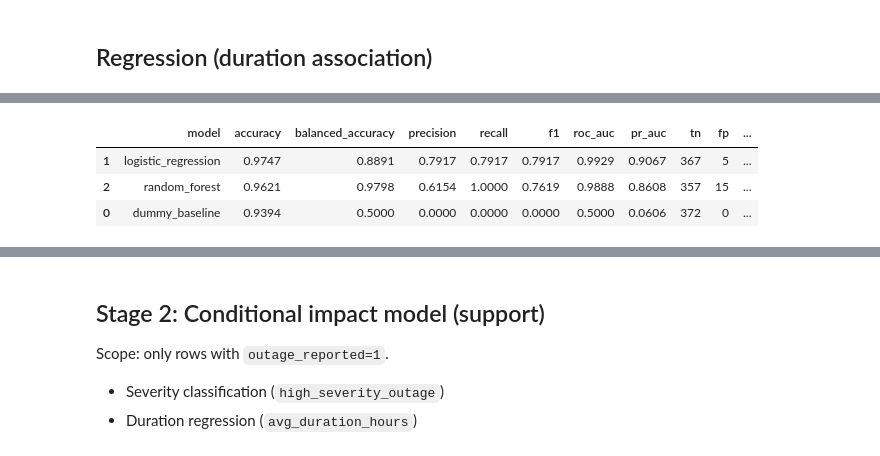
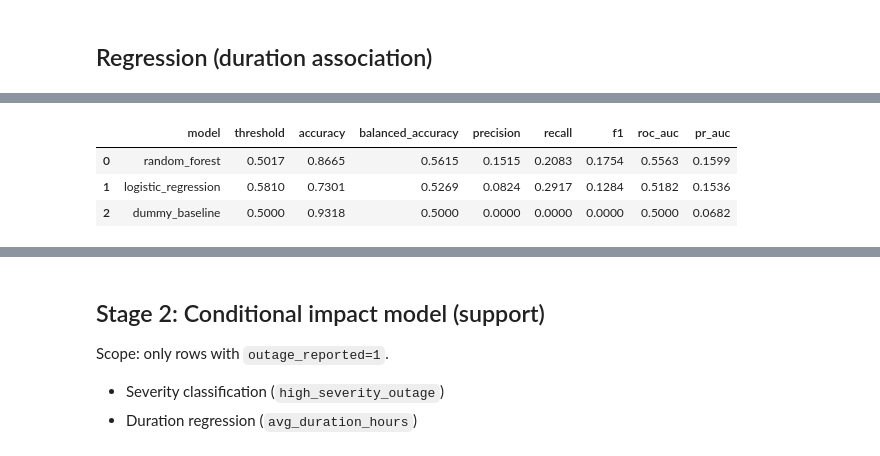
Before and after one commit to lisan-5/GridSense, a Jupyter notebook: notebooks/lisanegebriel_ethiopia_final_project.ipynb, the cells around one changed output, grey strips where cells are left out. Cells and saved outputs as stored; diff of their text form; code cells hidden in the pictures.

```diff
--- a/notebooks/lisanegebriel_ethiopia_final_project.ipynb
+++ b/notebooks/lisanegebriel_ethiopia_final_project.ipynb
@@ -330,44 +334,78 @@ Target: `outage_reported`
 # %%
-stage1_features = ['hour_block_start','day_of_week','sub_city','weather_condition','is_rainy','planned_notice_mode']
+# Stage 1 feature set (leakage-safe + stronger temporal signal)
+forecast_df['date'] = pd.to_datetime(forecast_df['date'], errors='coerce')
+forecast_df['is_weekend'] = forecast_df['day_of_week'].isin(['Saturday','Sunday']).astype(int)
+
+forecast_df = forecast_df.sort_values(['sub_city','hour_block_start','date']).reset_index(drop=True)
+g = forecast_df.groupby(['sub_city','hour_block_start'], dropna=False)
+forecast_df['lag1_outage_reported'] = g['outage_reported'].shift(1).fillna(0).astype(int)
+forecast_df['rolling3_report_rate'] = g['outage_reported'].transform(lambda s: s.shift(1).rolling(3, min_periods=1).mean()).fillna(0.0)
+forecast_df['hour_sin'] = np.sin(2*np.pi*forecast_df['hour_block_start']/24.0)
+forecast_df['hour_cos'] = np.cos(2*np.pi*forecast_df['hour_block_start']/24.0)
+
+stage1_features = [
+    'hour_block_start','hour_sin','hour_cos','day_of_week','is_weekend','sub_city',
+    'lag1_outage_reported','rolling3_report_rate'
+]
 X = forecast_df[stage1_features].copy()
 y = forecast_df['outage_reported'].astype(int)
 
-num = ['hour_block_start','is_rainy']
-cat = ['day_of_week','sub_city','weather_condition','planned_notice_mode']
-prep = ColumnTransformer([
+num = ['hour_block_start','hour_sin','hour_cos','is_weekend','lag1_outage_reported','rolling3_report_rate']
+cat = ['day_of_week','sub_city']
+
+pre = ColumnTransformer([
     ('num', Pipeline([('imp', SimpleImputer(strategy='median'))]), num),
-    ('cat', Pipeline([('imp', SimpleImputer(strategy='most_frequent')),('oh', OneHotEncoder(handle_unknown='ignore'))]), cat)
+    ('cat', Pipeline([('imp', SimpleImputer(strategy='most_frequent')), ('oh', OneHotEncoder(handle_unknown='ignore'))]), cat),
 ])
 
-X_train, X_test, y_train, y_test = train_test_split(X,y,test_size=0.25,random_state=42,stratify=y)
+# Time-based split (forecasting realism)
+split_date = forecast_df['date'].dropna().quantile(0.75)
+train_mask = forecast_df['date'] <= split_date
+X_train, X_test = X[train_mask], X[~train_mask]
+y_train, y_test = y[train_mask], y[~train_mask]
 
 models = {
     'dummy_baseline': DummyClassifier(strategy='most_frequent'),
-    'logistic_regression': LogisticRegression(max_iter=2000, random_state=42),
-    'random_forest': RandomForestClassifier(n_estimators=400, min_samples_leaf=2, class_weight='balanced', random_state=42)
+    'logistic_regression': LogisticRegression(max_iter=3000, class_weight='balanced', random_state=42),
+    'random_forest': RandomForestClassifier(n_estimators=600, min_samples_leaf=2, class_weight='balanced_subsample', random_state=42),
 }
 
-rows=[]
-fitted={}
-for name,m in models.items():
-    pipe = Pipeline([('prep', prep), ('model', m)])
-    pipe.fit(X_train,y_train)
-    pred = pipe.predict(X_test)
-    prob = pipe.predict_proba(X_test)[:,1] if hasattr(pipe,'predict_proba') else pred
-    tn, fp, fn, tp = confusion_matrix(y_test,pred,labels=[0,1]).ravel()
+def best_f1_threshold(y_true, y_prob):
+    p, r, t = precision_recall_curve(y_true, y_prob)
+    f1 = (2*p*r)/(p+r+1e-12)
+    if len(t)==0:
+        return 0.5
+    return float(t[np.nanargmax(f1[:-1])])
+
+rows = []
+trained = {}
+for name, model in models.items():
+    pipe = Pipeline([('pre', pre), ('model', model)])
+    pipe.fit(X_train, y_train)
+    prob_test = pipe.predict_proba(X_test)[:,1] if hasattr(pipe,'predict_proba') else np.zeros(len(X_test))
+    if name == 'dummy_baseline':
+        thr = 0.5
+        pred_test = pipe.predict(X_test)
+    else:
+        prob_train = pipe.predict_proba(X_train)[:,1]
+        thr = best_f1_threshold(y_train, prob_train)
+        pred_test = (prob_test >= thr).astype(int)
+
     rows.append({
         'model': name,
-        'accuracy': accuracy_score(y_test,pred),
-        'balanced_accuracy': balanced_accuracy_score(y_test,pred),
-        'precision': precision_score(y_test,pred,zero_division=0),
-        'recall': recall_score(y_test,pred,zero_division=0),
-        'f1': f1_score(y_test,pred,zero_division=0),
-        'roc_auc': roc_auc_score(y_test,prob),
-        'pr_auc': average_precision_score(y_test,prob),
-        'tn': tn, 'fp': fp, 'fn': fn, 'tp': tp
+        'threshold': round(float(thr),4),
+        'accuracy': round(accuracy_score(y_test, pred_test),4),
+        'balanced_accuracy': round(balanced_accuracy_score(y_test, pred_test),4),
+        'precision': round(precision_score(y_test, pred_test, zero_division=0),4),
+        'recall': round(recall_score(y_test, pred_test, zero_division=0),4),
+        'f1': round(f1_score(y_test, pred_test, zero_division=0),4),
+        'roc_auc': round(roc_auc_score(y_test, prob_test),4),
+        'pr_auc': round(average_precision_score(y_test, prob_test),4),
     })
-    fitted[name]=pipe
+    trained[name] = {'pipe': pipe, 'y_prob': prob_test, 'y_pred': pred_test, 'threshold': thr}
 
-stage1_df = pd.DataFrame(rows).sort_values('f1', ascending=False)
-stage1_df.round(4)
+metrics_df = pd.DataFrame(rows).sort_values('f1', ascending=False).reset_index(drop=True)
+stage1_df = metrics_df.copy()
+print(f'Time split: train <= {pd.to_datetime(split_date).date()} | train={train_mask.sum()} test={(~train_mask).sum()}')
+metrics_df
 # %% [output]
@@ -374,7 +413,7 @@ stage1_df.round(4)
-|  | model | accuracy | balanced_accuracy | precision | recall | f1 | roc_auc | pr_auc | tn | fp | ... |
-| 1 | logistic_regression | 0.9747 | 0.8891 | 0.7917 | 0.7917 | 0.7917 | 0.9929 | 0.9067 | 367 | 5 | ... |
-| 2 | random_forest | 0.9621 | 0.9798 | 0.6154 | 1.0000 | 0.7619 | 0.9888 | 0.8608 | 357 | 15 | ... |
-| 0 | dummy_baseline | 0.9394 | 0.5000 | 0.0000 | 0.0000 | 0.0000 | 0.5000 | 0.0606 | 372 | 0 | ... |
+|  | model | threshold | accuracy | balanced_accuracy | precision | recall | f1 | roc_auc | pr_auc |
+| 0 | random_forest | 0.5017 | 0.8665 | 0.5615 | 0.1515 | 0.2083 | 0.1754 | 0.5563 | 0.1599 |
+| 1 | logistic_regression | 0.5810 | 0.7301 | 0.5269 | 0.0824 | 0.2917 | 0.1284 | 0.5182 | 0.1536 |
+| 2 | dummy_baseline | 0.5000 | 0.9318 | 0.5000 | 0.0000 | 0.0000 | 0.0000 | 0.5000 | 0.0682 |
 # %%
 # Metric comparison plot (imbalance-aware)
 plot_cols = ['accuracy','balanced_accuracy','precision','recall','f1','roc_auc','pr_auc']
```
Also changed, not shown: parts of 19 cells of this notebook, 2 other files.
